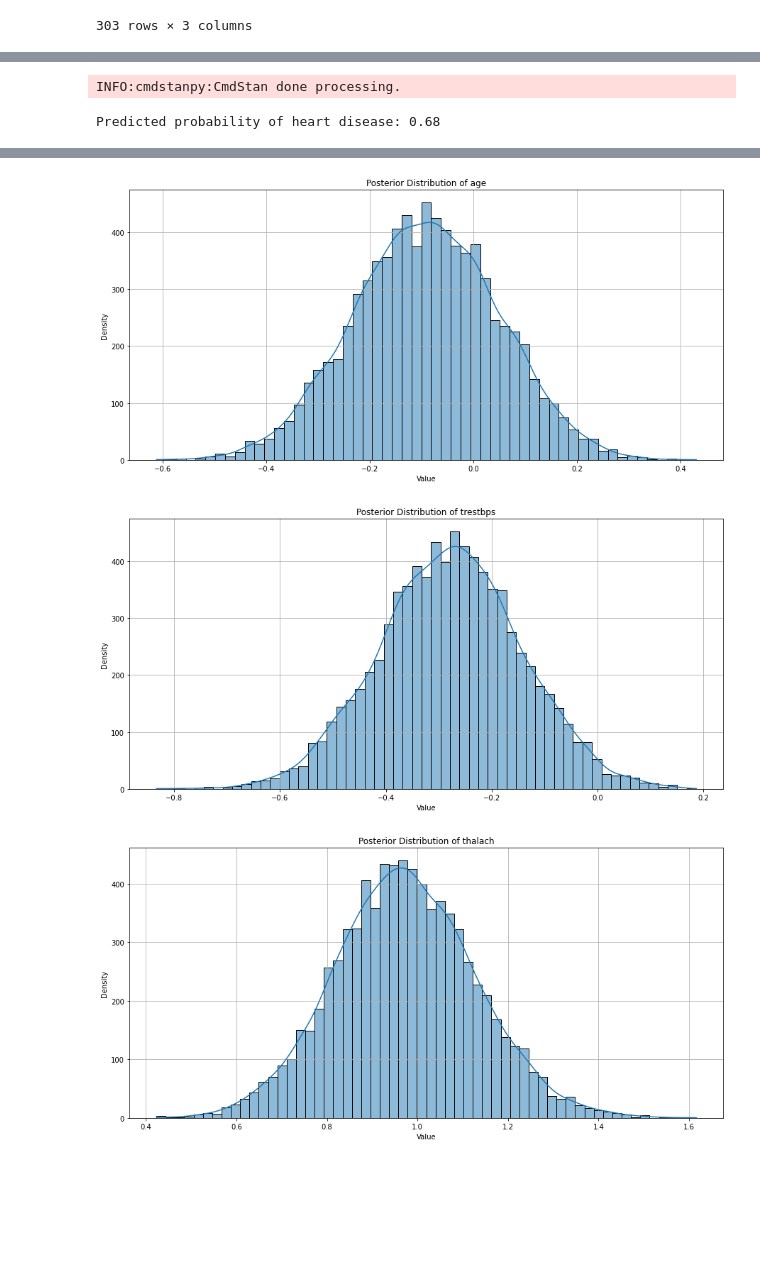
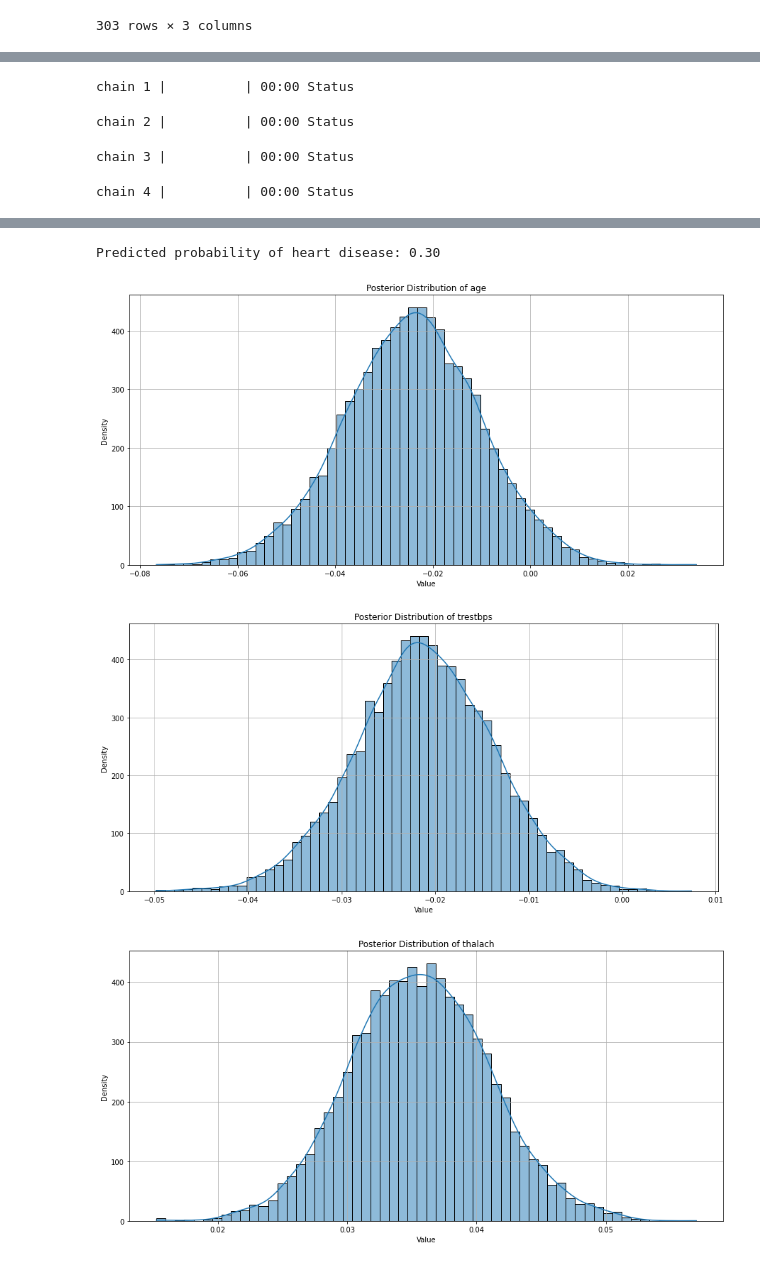
Before and after one commit to wasikjakub/bayesian-heart-disease-prediction, a Jupyter notebook: data_preprocessing.ipynb, the cells around one changed output, grey strips where cells are left out. Cells and saved outputs as stored; diff of their text form; code cells hidden in the pictures; blank space fills up the shorter version.

Commit message:
posterior new file

```diff
--- a/data_preprocessing.ipynb
+++ b/data_preprocessing.ipynb
@@ -49,14 +49,14 @@ np.random.seed(42)
 ages = np.random.normal(50, 10, 100)
 heart_disease = np.random.binomial(1, 1 / (1 + np.exp(-0.1 * (ages - 70))))
 
-data = {
+data_prior1 = {
     'N': len(ages),
     'age': list(ages),
     'heart_disease': list(heart_disease)
 }
 
 model_age = CmdStanModel(stan_file='prior1.stan')
-sim = model_age.sample(data=data,
+sim = model_age.sample(data=data_prior1,
                         iter_sampling=200,
                         iter_warmup=1000,
                         chains=4,
@@ -105,19 +92,18 @@ Prior 2 - trestbps (resting blood pressure)
 # %%
 np.random.seed(42)
 bps = np.random.uniform(90, 180, 100)
-heart_disease = np.random.binomial(1, 1 / (1 + np.exp(-0.05 * (bps - 120))))
+heart_disease = np.random.binomial(1, 1 / (1 + np.exp(-0.05 * (bps - 180))))
 
-data = {
+data_prior2 = {
     'N': len(bps),
     'bps': list(bps),
     'heart_disease': list(heart_disease)
 }
 
 model_age = CmdStanModel(stan_file='prior2.stan')
-sim = model_age.sample(data=data,
+sim = model_age.sample(data=data_prior2,
                         iter_sampling=200,
                         iter_warmup=1000,
                         chains=4,
-                        fixed_param=True,
                         seed=242522,)
 # %% [output]
@@ -170,19 +151,18 @@ Prior 3 - thalach (maximum heart rate achieved)
 # %%
 np.random.seed(42)
 thalach = np.random.uniform(70, 190, 100)
-heart_disease = np.random.binomial(1, 1 / (1 + np.exp(-0.05 * (thalach - 120))))
+heart_disease = np.random.binomial(1, 1 / (1 + np.exp(-0.05 * (thalach - 180))))
 
-data = {
+data_prior3 = {
     'N': len(bps),
     'thalach': list(thalach),
     'heart_disease': list(heart_disease)
 }
 
 model_age = CmdStanModel(stan_file='prior3.stan')
-sim = model_age.sample(data=data,
+sim = model_age.sample(data=data_prior3,
                         iter_sampling=200,
                         iter_warmup=1000,
                         chains=4,
-                        fixed_param=True,
                         seed=242522,)
 # %% [output]
@@ -239,9 +230,9 @@ predictors_scaled = scaler.fit_transform(data1)
 # %%
 stan_data = {
-    'N': predictors.shape[0],
-    'K': predictors.shape[1],
-    'X': predictors_scaled,
+    'N': data1.shape[0],
+    'K': data1.shape[1],
+    'X': data1,
     'y': target.values
 }
 
-model = cmdstanpy.CmdStanModel(stan_file='posterior1.stan')
+model = CmdStanModel(stan_file='posterior1.stan')
@@ -250,5 +255,4 @@ INFO:cmdstanpy:found newer exe file, not recompiling
 # %%
-
 fit = model.sample(data=stan_data, iter_sampling=2000, chains=4)
 
 results = fit.draws_pd()
@@ -268,7 +272,7 @@ def sigmoid(x):
     return 1 / (1 + np.exp(-x))
 
 # Predictive probabilities from posterior samples
-pred_probs = sigmoid(np.dot(beta_samples, new_data_scaled.T))
+pred_probs = sigmoid(np.dot(beta_samples, new_data_scaled.T) + results['alpha'].values[:, np.newaxis])
 
 # Aggregate predictions
 predicted_prob = np.mean(pred_probs)
@@ -276,7 +280,7 @@ print(f'Predicted probability of heart disease: {predicted_prob:.2f}')
 
 # Plot the posterior distributions in separate figures
 for column in beta_columns:
-    plt.figure(figsize=(15,7))
+    plt.figure(figsize=(15, 7))
     sns.histplot(results[column], kde=True)
     param_name = param_mapping[column]
     plt.title(f'Posterior Distribution of {param_name}')
@@ -305,2 +293,4 @@ chain 4 |██████████| 00:00 Sampling completed
-INFO:cmdstanpy:CmdStan done processing.
+chain 1 |          | 00:00 Status
-Predicted probability of heart disease: 0.68
+chain 2 |          | 00:00 Status
+chain 3 |          | 00:00 Status
+chain 4 |          | 00:00 Status
@@ -307,3 +298,4 @@ Predicted probability of heart disease: 0.68
+Predicted probability of heart disease: 0.30
-[figure, old version]
+[figure, new version]
-[figure, old version]
+[figure, new version]
-[figure, old version]
+[figure, new version]
```
Also changed, not shown: parts of 14 cells of this notebook, 3 other files.
